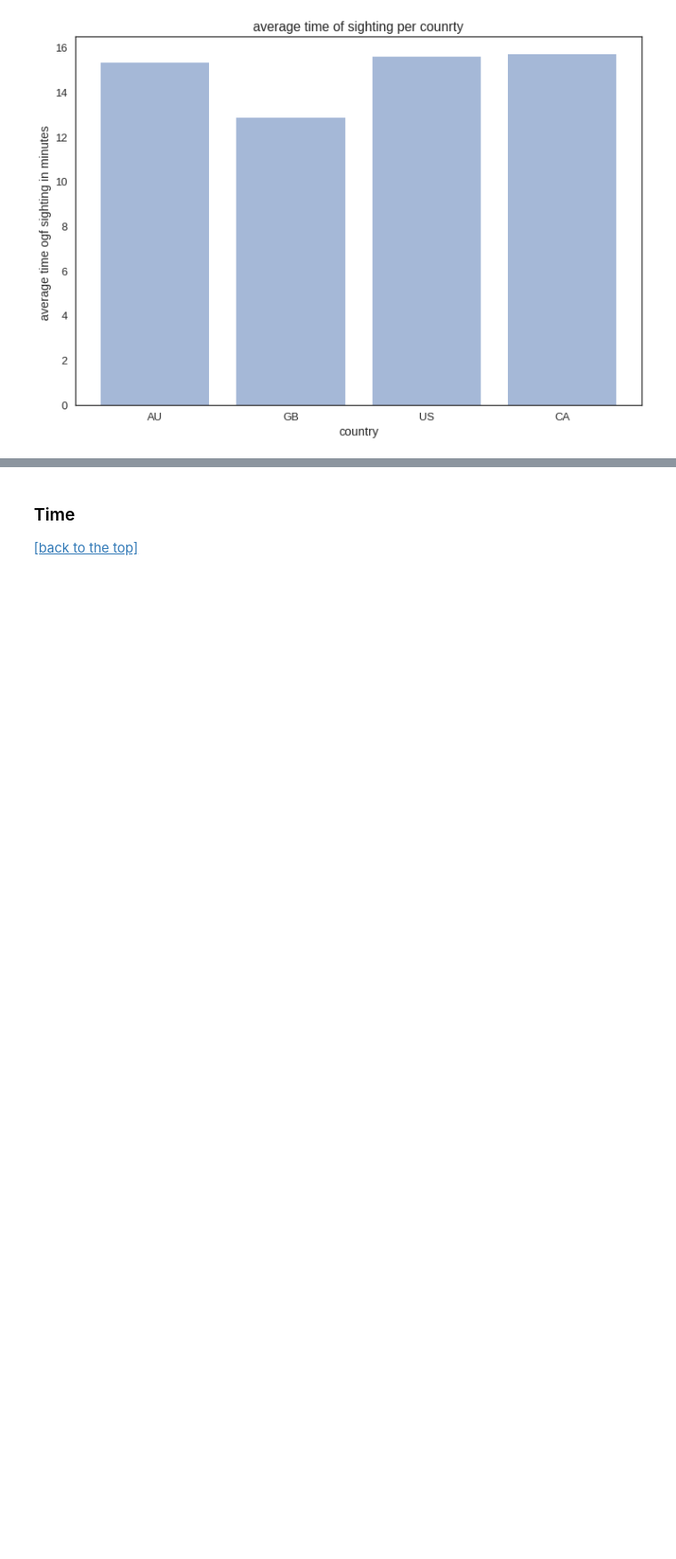
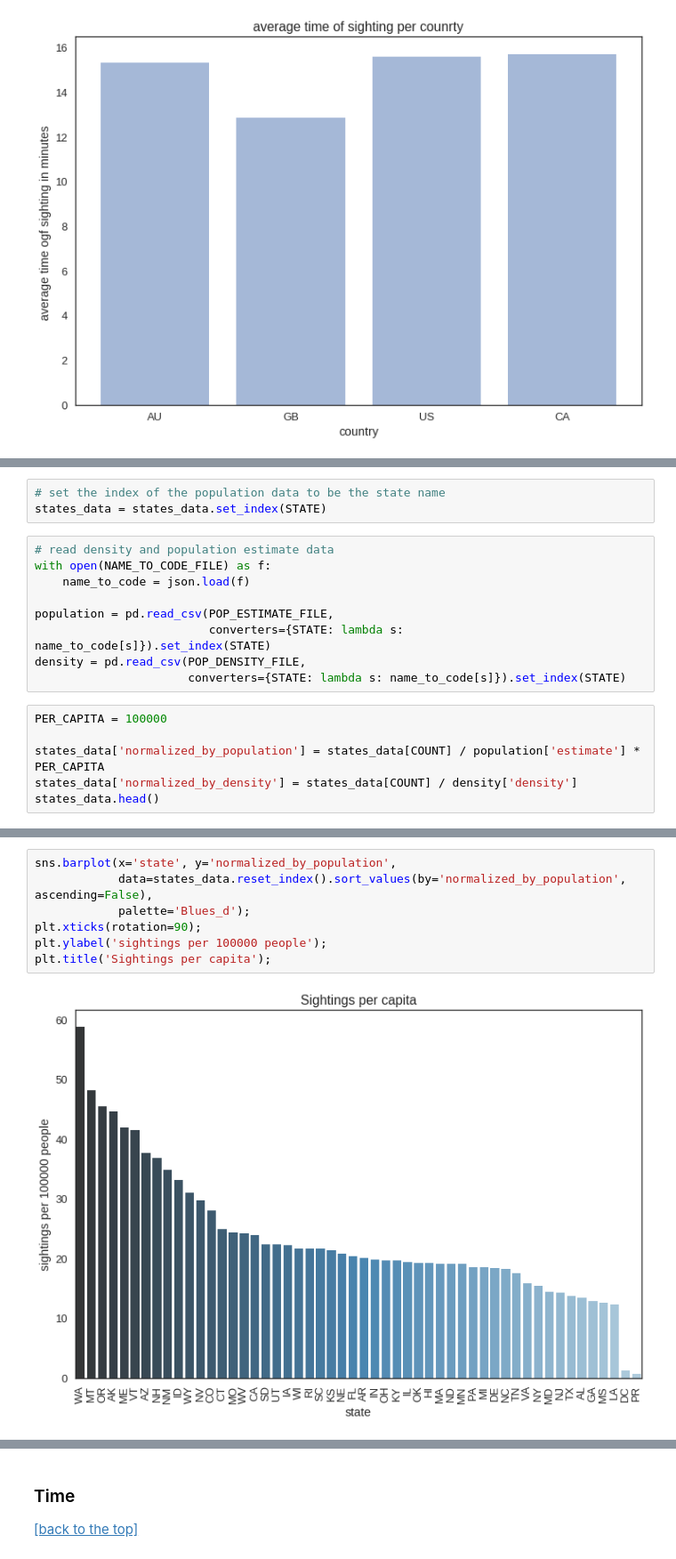
Before and after one commit to shahamran/needle, a Jupyter notebook: Aliens.ipynb, the cells around one changed output, grey strips where cells are left out. Shown at 89% size. Saved outputs shown, nothing was run; the diff lists cells and outputs as text; blank space fills up the shorter version.

```diff
--- a/Aliens.ipynb
+++ b/Aliens.ipynb
@@ -267,0 +297,18 @@ averageDurationPerCountry()
+# %%
+# set the index of the population data to be the state name
+states_data = states_data.set_index(STATE)
+# %%
+# read density and population estimate data
+with open(NAME_TO_CODE_FILE) as f:
+    name_to_code = json.load(f)
+
+population = pd.read_csv(POP_ESTIMATE_FILE,
+                         converters={STATE: lambda s: name_to_code[s]}).set_index(STATE)
+density = pd.read_csv(POP_DENSITY_FILE,
+                      converters={STATE: lambda s: name_to_code[s]}).set_index(STATE)
+# %%
+PER_CAPITA = 100000
+
+states_data['normalized_by_population'] = states_data[COUNT] / population['estimate'] * PER_CAPITA
+states_data['normalized_by_density'] = states_data[COUNT] / density['density']
+states_data.head()
@@ -267,0 +323,9 @@ averageDurationPerCountry()
+# %%
+sns.barplot(x='state', y='normalized_by_population',
+            data=states_data.reset_index().sort_values(by='normalized_by_population', ascending=False),
+            palette='Blues_d');
+plt.xticks(rotation=90);
+plt.ylabel('sightings per 100000 people');
+plt.title('Sightings per capita');
+# %% [output]
+[figure, added]
```
Also changed, not shown: parts of 12 cells of this notebook, 3 other files.
